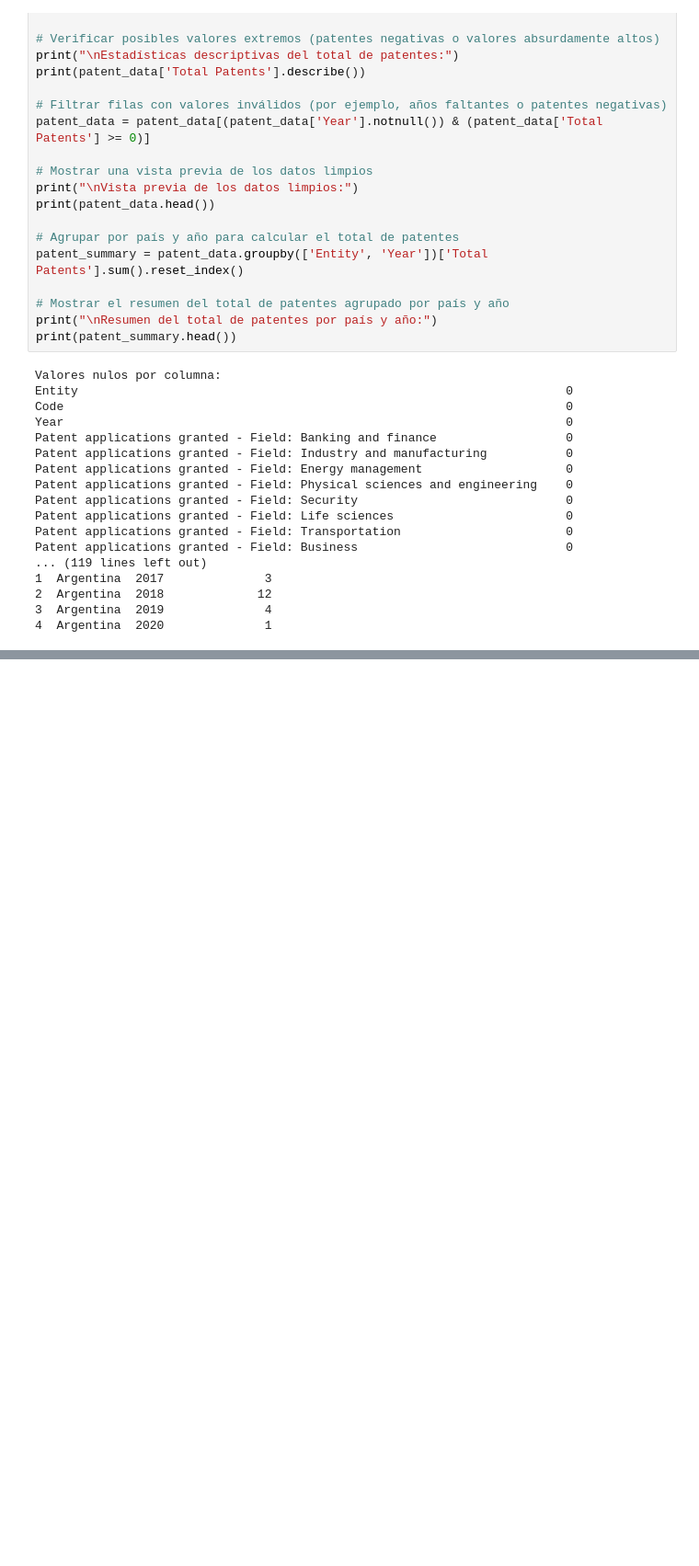
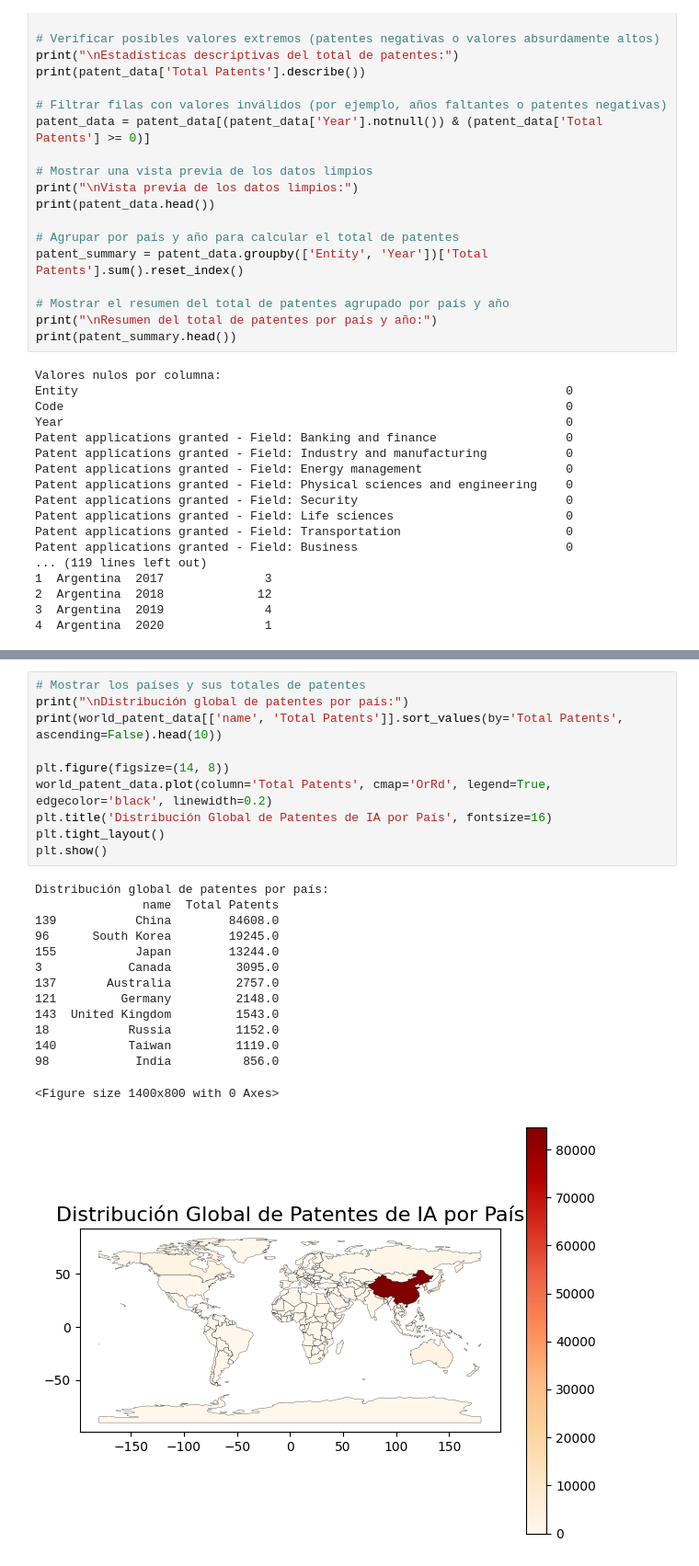
Before and after one commit to adrianalessandro/proyecto_csdatos, a Jupyter notebook: nico.ipynb, the cells around one changed output, grey strips where cells are left out. Shown at 92% size. Saved outputs shown, nothing was run; the diff lists cells and outputs as text; blank space fills up the shorter version.

```diff
--- a/nico.ipynb
+++ b/nico.ipynb
@@ -627,0 +768,25 @@ Name: Patent applications granted - Field: Banking and finance, dtype: int64
+# %%
+# Mostrar los países y sus totales de patentes
+print("\nDistribución global de patentes por país:")
+print(world_patent_data[['name', 'Total Patents']].sort_values(by='Total Patents', ascending=False).head(10))
+
+plt.figure(figsize=(14, 8))
+world_patent_data.plot(column='Total Patents', cmap='OrRd', legend=True, edgecolor='black', linewidth=0.2)
+plt.title('Distribución Global de Patentes de IA por País', fontsize=16)
+plt.tight_layout()
+plt.show()
+# %% [output]
+Distribución global de patentes por país:
+               name  Total Patents
+139           China        84608.0
+96      South Korea        19245.0
+155           Japan        13244.0
+3            Canada         3095.0
+137       Australia         2757.0
+121         Germany         2148.0
+143  United Kingdom         1543.0
+18           Russia         1152.0
+140          Taiwan         1119.0
+98            India          856.0
+<Figure size 1400x800 with 0 Axes>
+[figure, added]
```
Also changed, not shown: parts of 15 cells of this notebook.
